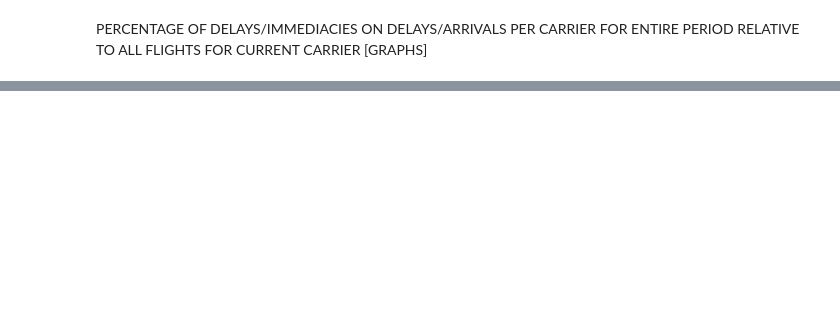
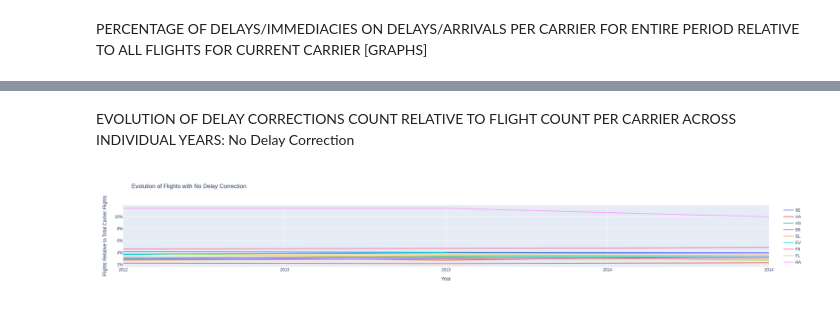
Before and after one commit to Anghel-Lucian/bda-airplanes, a Jupyter notebook: source/quality_of_service.ipynb, the cells around one changed output, grey strips where cells are left out. Drawn from its saved outputs; the diff is of its cells as text; code cells hidden in the pictures; blank space fills up the shorter version.

Commit message:
create graphs for delay corrections and aggravations

```diff
--- a/source/quality_of_service.ipynb
+++ b/source/quality_of_service.ipynb
@@ -378,19 +293,19 @@ carrierDelayCountEvolution = spark.sql(" \
     SUM( \
           CASE WHEN DEP_DELAY = ARR_DELAY THEN 1 \
           ELSE 0 END \
-    ) AS NoDelayCorrectionCount, \
+    ) / COUNT(*) AS NoDelayCorrection, \
     SUM( \
           CASE WHEN ARR_DELAY = (DEP_DELAY * -1) THEN 1 \
           ELSE 0 END \
-    ) AS FullDelayCorrectionCount, \
+    ) / COUNT(*) AS FullDelayCorrection, \
     SUM( \
           CASE WHEN (DEP_DELAY > 0 AND ARR_DELAY < DEP_DELAY) OR (DEP_DELAY < 0 AND ARR_DELAY > DEP_DELAY) THEN 1 \
           ELSE 0 END \
-    ) AS PartialDelayCorrectionCount, \
+    ) / COUNT(*) AS PartialDelayCorrection, \
     SUM( \
           CASE WHEN (DEP_DELAY > 0 AND ARR_DELAY > DEP_DELAY) OR (DEP_DELAY < 0 AND ARR_DELAY < 0 AND ABS(DEP_DELAY) < ABS(ARR_DELAY)) THEN 1 \
           ELSE 0 END \
-    ) AS DelayAggravationCount \
+    ) / COUNT(*) AS DelayAggravation \
     FROM airlinedelay \
     GROUP BY Carrier, Year \
     ORDER BY Carrier, Year")
@@ -452,0 +334,36 @@ spark.sql(" \
+# %% [markdown]
+EVOLUTION OF DELAY CORRECTIONS COUNT RELATIVE TO FLIGHT COUNT PER CARRIER ACROSS INDIVIDUAL YEARS: No Delay Correction
+# %%
+traces = []
+changePerCarrierMap = dict()
+years = []
+
+for i in range(len(carrierDelayCountEvolution.toPandas()['Year'])):
+    if not carrierDelayCountEvolution.toPandas()['Year'][i] in years:
+        years.append(carrierDelayCountEvolution.toPandas()['Year'][i])
+
+years.sort()
+
+for i in range(len(carrierDelayCountEvolution.toPandas()['Carrier'])):
+    if not carrierDelayCountEvolution.toPandas()['Carrier'][i] in changePerCarrierMap:
+        changePerCarrierMap[carrierDelayCountEvolution.toPandas()['Carrier'][i]] = []
+
+    changePerCarrierMap[carrierDelayCountEvolution.toPandas()['Carrier'][i]].append(carrierDelayCountEvolution.toPandas()['NoDelayCorrection'][i])
+
+for key in changePerCarrierMap:
+    traces.append(go.Scatter(
+        y = changePerCarrierMap[key],
+        x = years,
+        mode = 'lines',
+        name = key))
+
+layout = dict(title = 'Evolution of Flights with No Delay Correction',
+              xaxis= dict(title= 'Year',zeroline= False,tickformat='d'),
+              yaxis= dict(title= 'Flights Relative to Total Carrier Flights',tickformat=',.0%')
+             )
+
+fig = dict(data = traces, layout = layout)
+
+pyo.iplot(fig)
+# %% [output]
+[figure, added]
```
Also changed, not shown: parts of 28 cells of this notebook.
